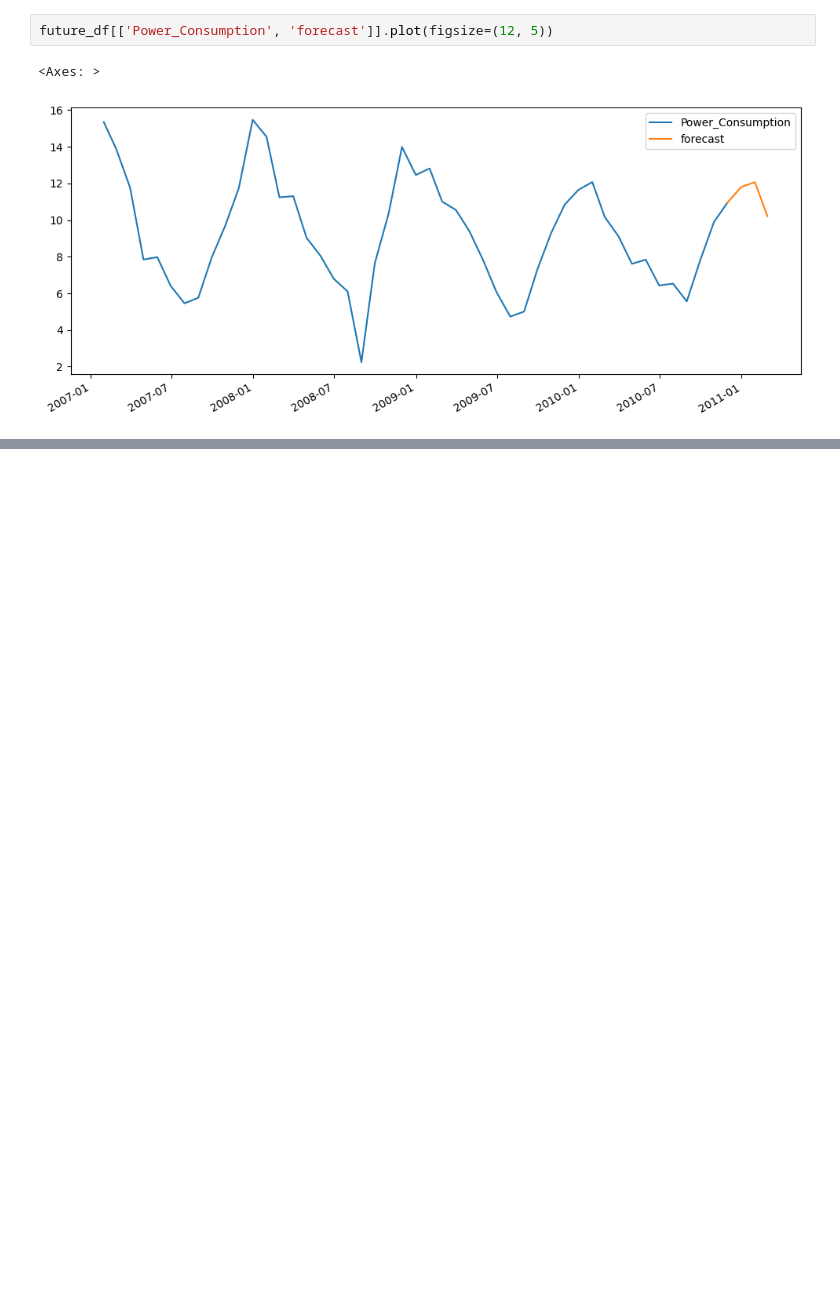
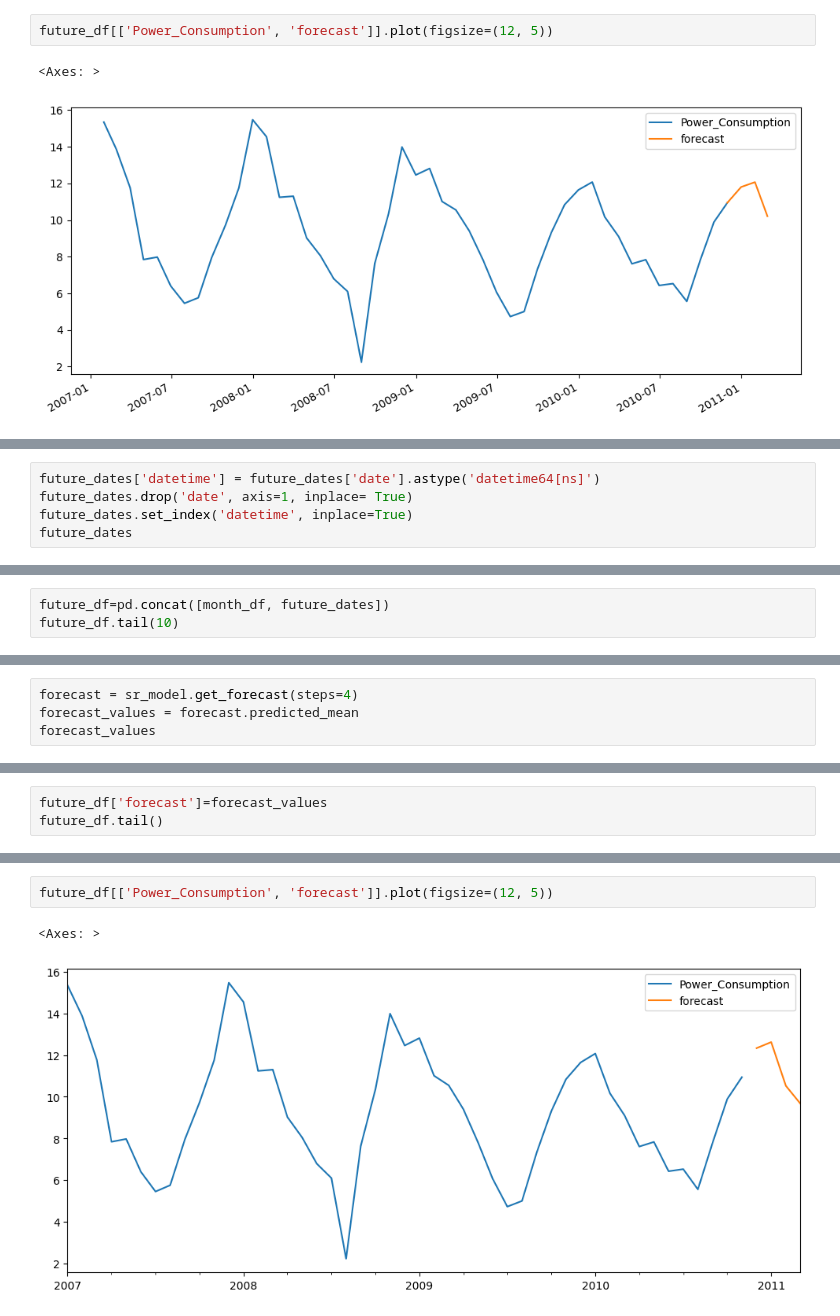
Before and after one commit to akshaypatil7015/TimeSeriesAnalysis, a Jupyter notebook: time-series-analysis-project.ipynb, the cells around one changed output, grey strips where cells are left out. Cells and saved outputs as stored; diff of their text form; blank space fills up the shorter version.

```diff
--- a/time-series-analysis-project.ipynb
+++ b/time-series-analysis-project.ipynb
@@ -455,0 +618,5 @@ future_df[['Power_Consumption', 'forecast']].plot(figsize=(12, 5))
+# %%
+future_dates['datetime'] = future_dates['date'].astype('datetime64[ns]')
+future_dates.drop('date', axis=1, inplace= True)
+future_dates.set_index('datetime', inplace=True)
+future_dates
@@ -455,0 +630,3 @@ future_df[['Power_Consumption', 'forecast']].plot(figsize=(12, 5))
+# %%
+future_df=pd.concat([month_df, future_dates])
+future_df.tail(10)
@@ -455,0 +649,4 @@ future_df[['Power_Consumption', 'forecast']].plot(figsize=(12, 5))
+# %%
+forecast = sr_model.get_forecast(steps=4)
+forecast_values = forecast.predicted_mean
+forecast_values
@@ -455,0 +659,3 @@ future_df[['Power_Consumption', 'forecast']].plot(figsize=(12, 5))
+# %%
+future_df['forecast']=forecast_values
+future_df.tail()
@@ -455,0 +669,5 @@ future_df[['Power_Consumption', 'forecast']].plot(figsize=(12, 5))
+# %%
+future_df[['Power_Consumption', 'forecast']].plot(figsize=(12, 5))
+# %% [output]
+<Axes: >
+[figure, added]
```
Also changed, not shown: parts of 23 cells of this notebook.
